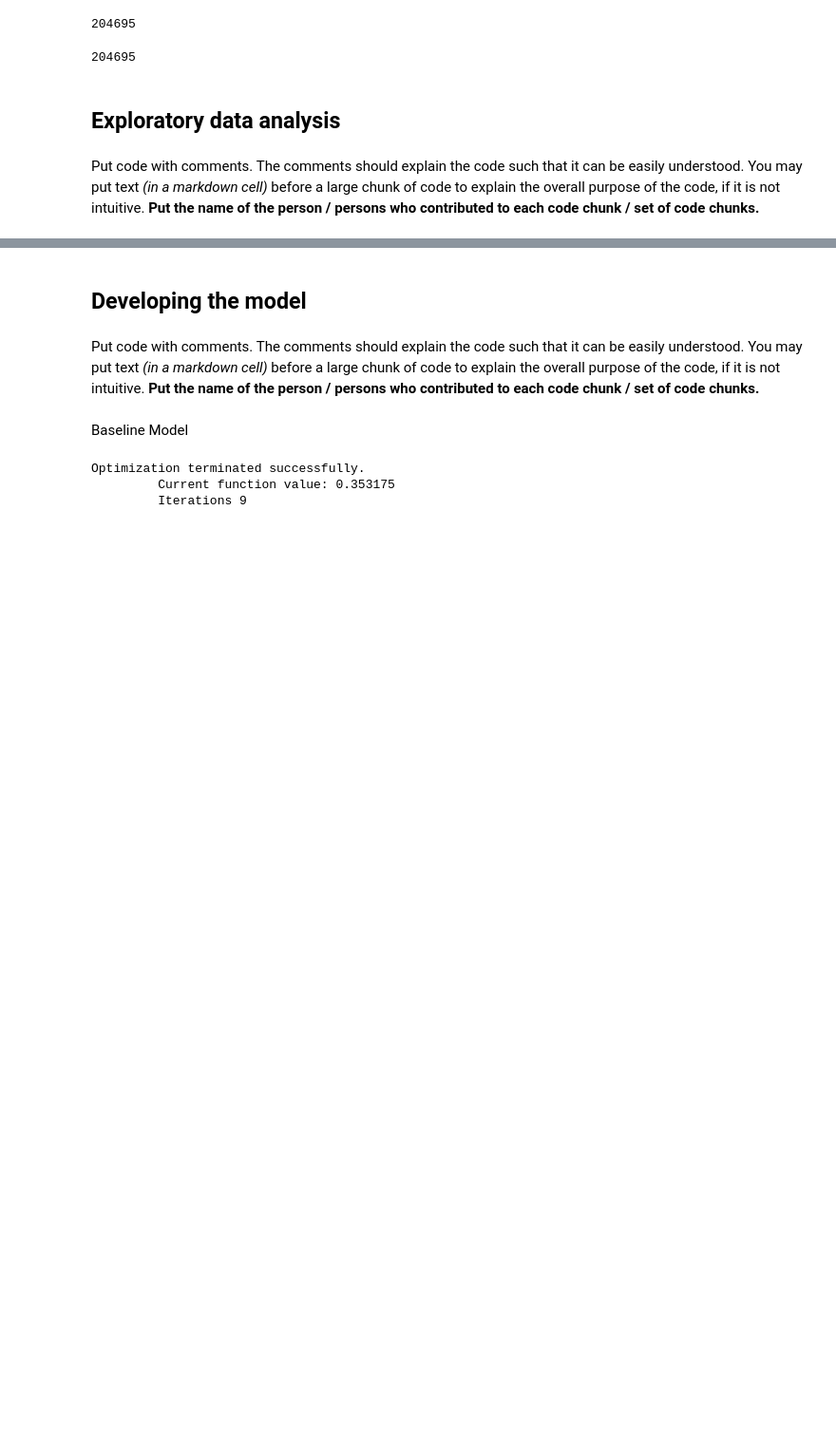
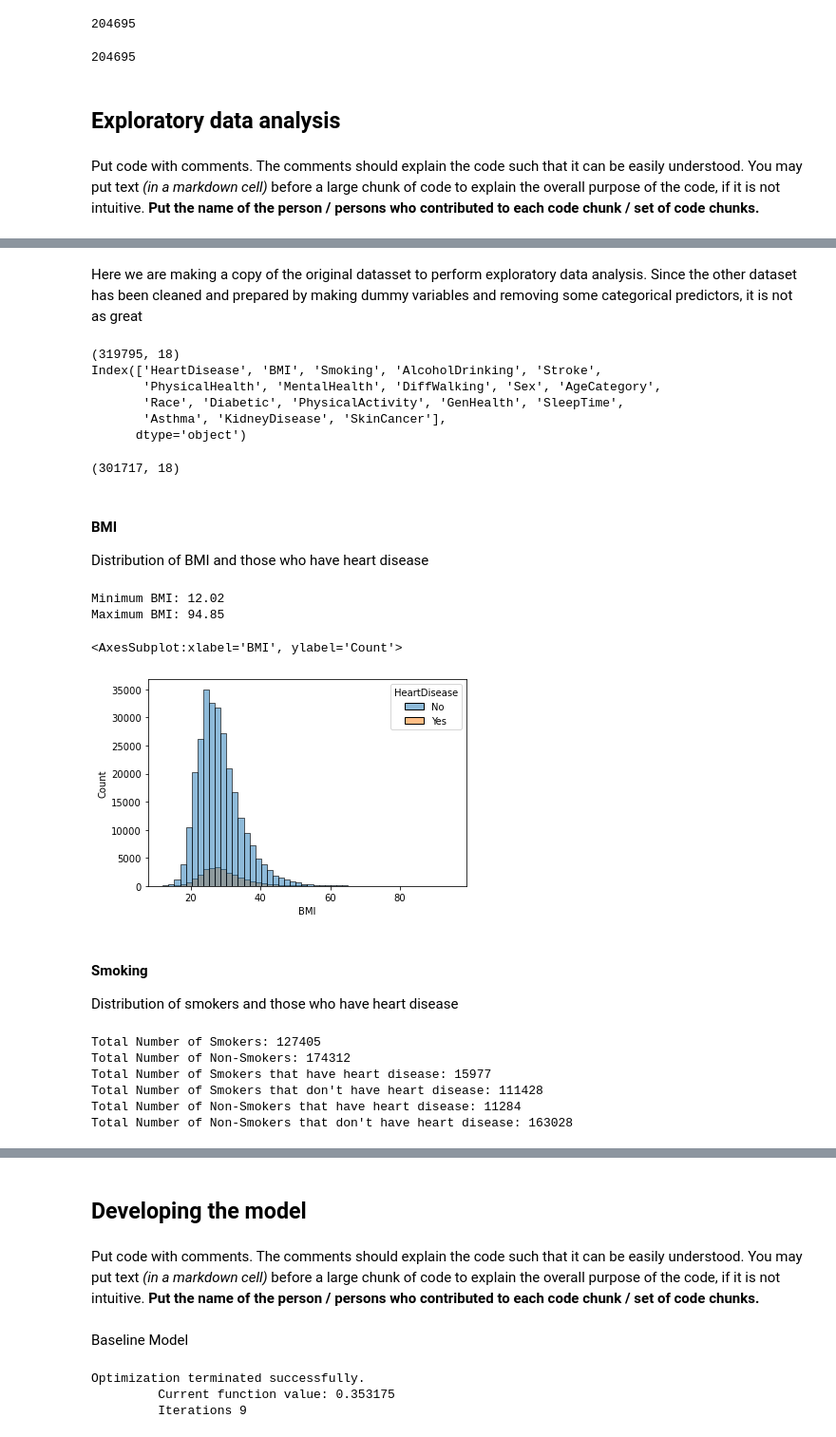
Before and after one commit to JerayuT/Group-5-WQ23-Data-Science, a Jupyter notebook: Project Code Template.ipynb, the cells around one changed output, grey strips where cells are left out. Shown: that part at 95% size. Cells and saved outputs as stored; diff of their text form; code cells hidden in the pictures; blank space fills up the shorter version.

```diff
--- a/Project Code Template.ipynb
+++ b/Project Code Template.ipynb
@@ -329,0 +334,50 @@ Put code with comments. The comments should explain the code such that it can be
+# %% [markdown]
+Here we are making a copy of the original datasset to perform exploratory data analysis. Since the other dataset has been cleaned and prepared by making dummy variables and removing some categorical predictors, it is not as great
+# %%
+heart_dataset = pd.read_csv('heart_2020_cleaned.csv')
+# %%
+print(heart_dataset.shape)
+print(heart_dataset.columns)
+# %% [output]
+(319795, 18)
+Index(['HeartDisease', 'BMI', 'Smoking', 'AlcoholDrinking', 'Stroke',
+       'PhysicalHealth', 'MentalHealth', 'DiffWalking', 'Sex', 'AgeCategory',
+       'Race', 'Diabetic', 'PhysicalActivity', 'GenHealth', 'SleepTime',
+       'Asthma', 'KidneyDisease', 'SkinCancer'],
+      dtype='object')
+# %%
+heart_dataset.drop_duplicates(inplace=True)
+print(heart_dataset.shape)
+# %% [output]
+(301717, 18)
+# %% [markdown]
+#### BMI
+
+ Distribution of BMI and those who have heart disease
+# %%
+print('Minimum BMI:', heart_dataset.BMI.min())
+print('Maximum BMI:', heart_dataset.BMI.max())
+sns.histplot(x = 'BMI',hue = 'HeartDisease', data = heart_dataset, bins= 50)
+# %% [output]
+Minimum BMI: 12.02
+Maximum BMI: 94.85
+<AxesSubplot:xlabel='BMI', ylabel='Count'>
+[figure, added]
+# %% [markdown]
+#### Smoking
+
+Distribution of smokers and those who have heart disease
+# %%
+print("Total Number of Smokers:", (heart_dataset['Smoking'] == 'Yes').sum())
+print("Total Number of Non-Smokers:", heart_dataset.shape[0] - (heart_dataset['Smoking'] == 'Yes').sum())
+print("Total Number of Smokers that have heart disease:", heart_dataset.loc[((heart_dataset['Smoking'] == 'Yes') & (heart_dataset['HeartDisease'] == 'Yes'))].shape[0])
+print("Total Number of Smokers that don't have heart disease:", heart_dataset.loc[((heart_dataset['Smoking'] == 'Yes') & (heart_dataset['HeartDisease'] == 'No'))].shape[0])
+print("Total Number of Non-Smokers that have heart disease:", heart_dataset.loc[((heart_dataset['Smoking'] == 'No') & (heart_dataset['HeartDisease'] == 'Yes'))].shape[0])
+print("Total Number of Non-Smokers that don't have heart disease:", heart_dataset.loc[((heart_dataset['Smoking'] == 'No') & (heart_dataset['HeartDisease'] == 'No'))].shape[0])
+# %% [output]
+Total Number of Smokers: 127405
+Total Number of Non-Smokers: 174312
+Total Number of Smokers that have heart disease: 15977
+Total Number of Smokers that don't have heart disease: 111428
+Total Number of Non-Smokers that have heart disease: 11284
+Total Number of Non-Smokers that don't have heart disease: 163028
```
Also changed, not shown: parts of 64 cells of this notebook.
